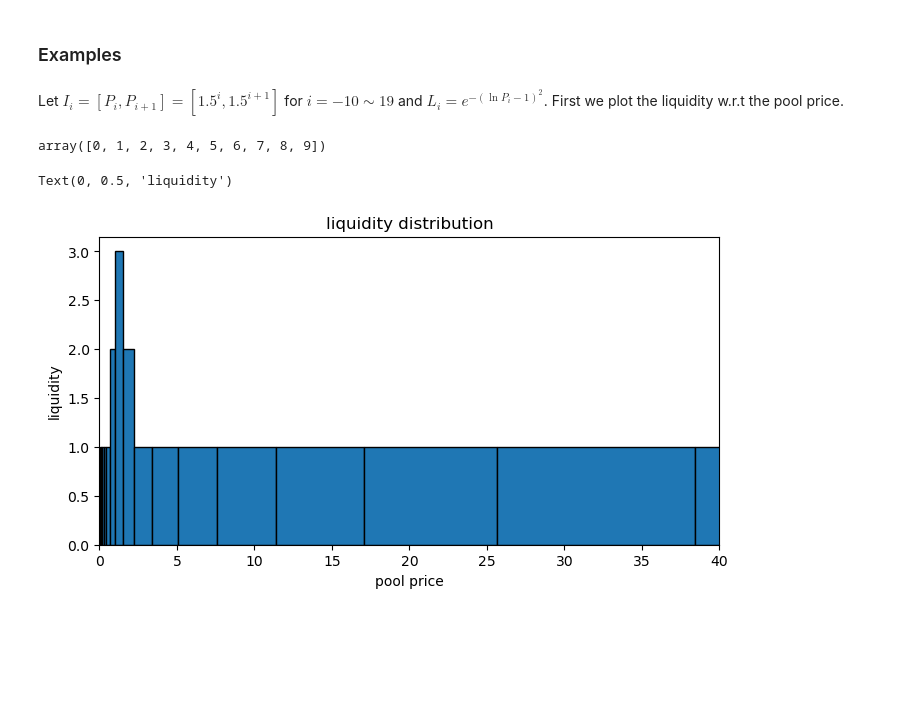
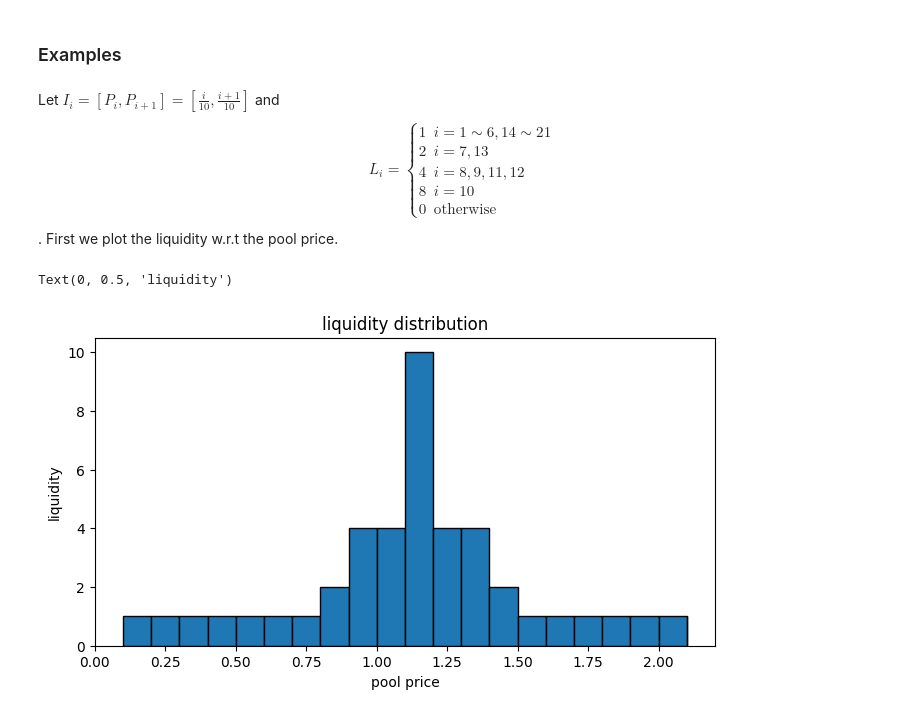
Before and after one commit to std92050/AMM, a Jupyter notebook: AMM/V3_trading_and_liquidity.ipynb, the cells around one changed output. Cells and saved outputs as stored; diff of their text form; code cells hidden in the pictures; blank space fills up the shorter version.

```diff
--- a/AMM/V3_trading_and_liquidity.ipynb
+++ b/AMM/V3_trading_and_liquidity.ipynb
@@ -168,29 +236,35 @@ def trade(delta_y,gamma,S_pool_ini,L_array,ticks_array):
 # %% [markdown]
 ### Examples
 # %% [markdown]
-
-Let $I_i = [P_i , P_{i+1}] = [1.5^i , 1.5^{i+1}]$ for $i = -10 \sim 19$ and $L_i = e^{-(\ln{P_i}-1)^2}$. First we plot the liquidity
-w.r.t the pool price.
+Let $I_i = [P_i , P_{i+1}] = [\frac{i}{10} , \frac{i+1}{10}]$  and
+$$
+L_i=
+\begin{cases}
+1 & i=1 \sim 6, 14 \sim 21 \\
+2 & i=7,13 \\
+4 & i=8,9,11,12\\
+8 & i=10 \\
+0 & \text{otherwise}
+\end{cases}
+$$
+. First we plot the liquidity w.r.t the pool price.
-# %%
-A = np.arange(10)
-[ 2*a if a>1 for a in A]
-# %% [output]
-array([0, 1, 2, 3, 4, 5, 6, 7, 8, 9])
 # %%
-ticks_array=np.array([1.5**i for i in range(-10,20)])
+ticks_array=np.array([ i/10 for i in range(1,22)])
 index = activated_ticks_index(1,ticks_array)
 L_array = np.ones_like(ticks_array)
-L_array[index] = 3
-L_array[index-1] = 2
-L_array[index+1] = 2
-L_array[-1] = 0
+for i in range(len(L_array)-1):
+    if i == 7 or i==13:
+        L_array[i]=2
+    if i ==8 or i==9 or i==11 or i==12:
+        L_array[i]=4
+    if i==10:
+        L_array[i]=10
 plt.figure(figsize=(8,4))
 plt.bar(ticks_array , L_array , width =np.append(np.diff(ticks_array),0),align='edge',ec='black')
 plt.title("liquidity distribution")
-plt.xlim(0,40)
 plt.xlabel("pool price")
 plt.ylabel("liquidity")
 # %% [output]
 Text(0, 0.5, 'liquidity')
-[figure, old version]
+[figure, new version]
 # %% [markdown]
```
Also changed, not shown: parts of 14 cells of this notebook, 2 other files.
